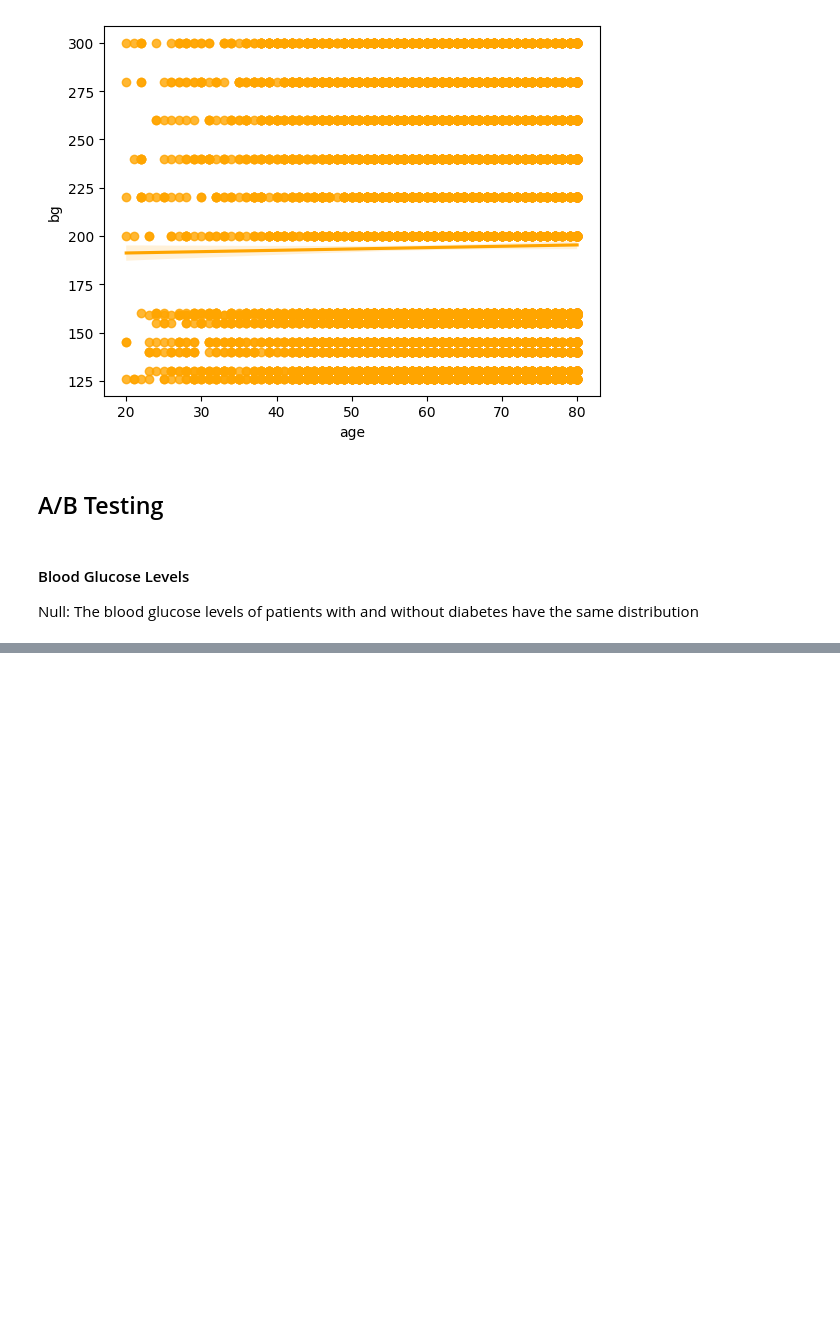
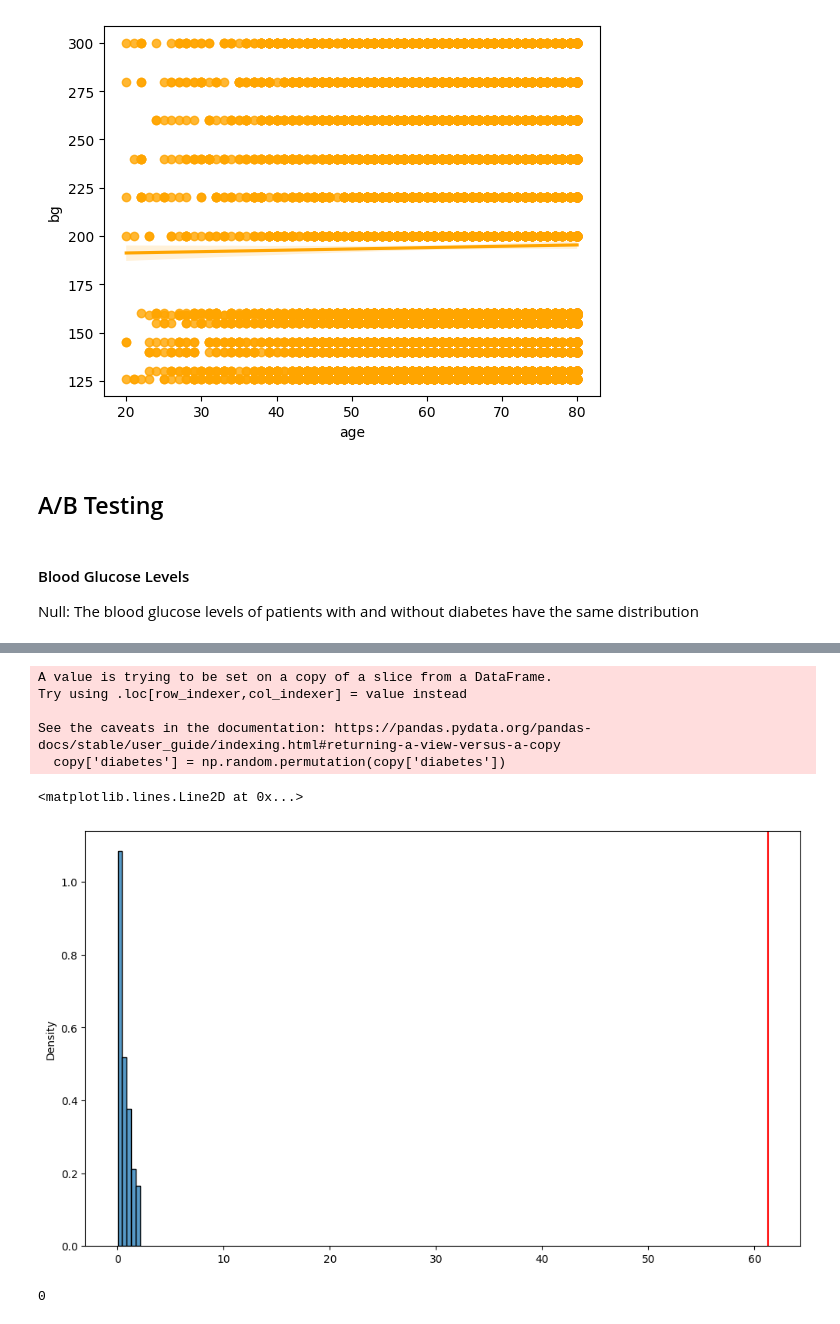
Before and after one commit to harshi-saha/cogs108-project, a Jupyter notebook: EDACheckpoint_group014.ipynb, the cells around one changed output, grey strips where cells are left out. Drawn from its saved outputs; the diff is of its cells as text; code cells hidden in the pictures; blank space fills up the shorter version.

```diff
--- a/EDACheckpoint_group014.ipynb
+++ b/EDACheckpoint_group014.ipynb
@@ -302,0 +319,33 @@ TypeError: permutation_test() missing 1 required positional argument: 'statistic
+# %%
+def abs_diff_means(df, col):
+    means = df.groupby('diabetes')[col].mean()
+    diff = (abs(means.diff()))
+    return diff.loc[1]
+# %%
+#permuations test
+def permutation(df, col):
+    copy = df[['diabetes', col]]
+    diffs = []
+    for i in range(100):
+        copy['diabetes'] = np.random.permutation(copy['diabetes'])
+        diffs.append(abs_diff_means(copy, col))
+
+    return diffs
+# %%
+perm_diffs = permutation(sample_df, 'bg')
+plt.figure(figsize=(12,7))
+ax = sns.histplot(data = perm_diffs, stat='density', bins=5)
+plt.axvline(bg_observed, color='red')
+# %% [output]
+A value is trying to be set on a copy of a slice from a DataFrame.
+Try using .loc[row_indexer,col_indexer] = value instead
+
+See the caveats in the documentation: https://pandas.pydata.org/pandas-docs/stable/user_guide/indexing.html#returning-a-view-versus-a-copy
+  copy['diabetes'] = np.random.permutation(copy['diabetes'])
+<matplotlib.lines.Line2D at 0x...>
+[figure, added]
+# %%
+p_value_bg = (perm_diffs >= bg_observed).sum()
+p_value_bg
+# %% [output]
+0
```
Also changed, not shown: parts of 23 cells of this notebook.
